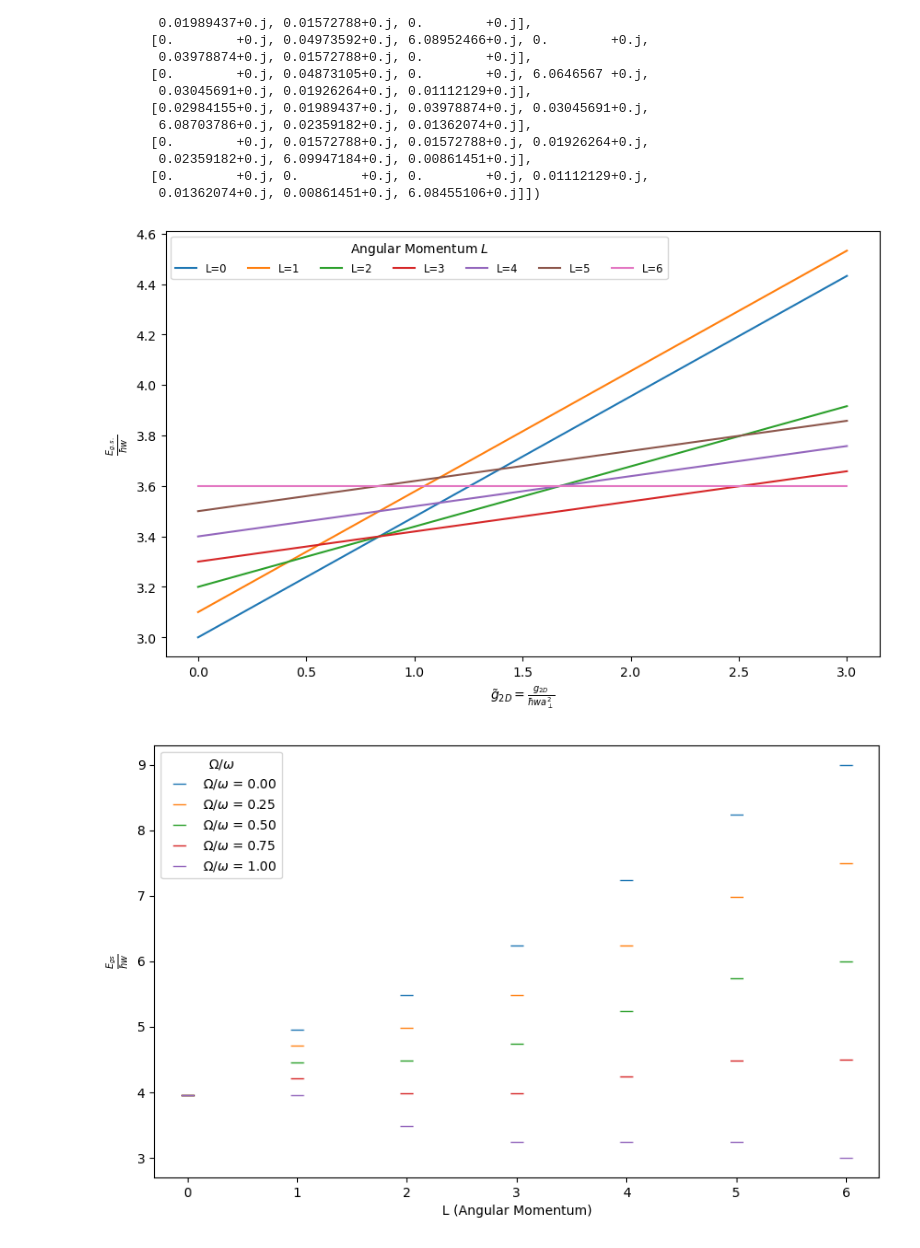
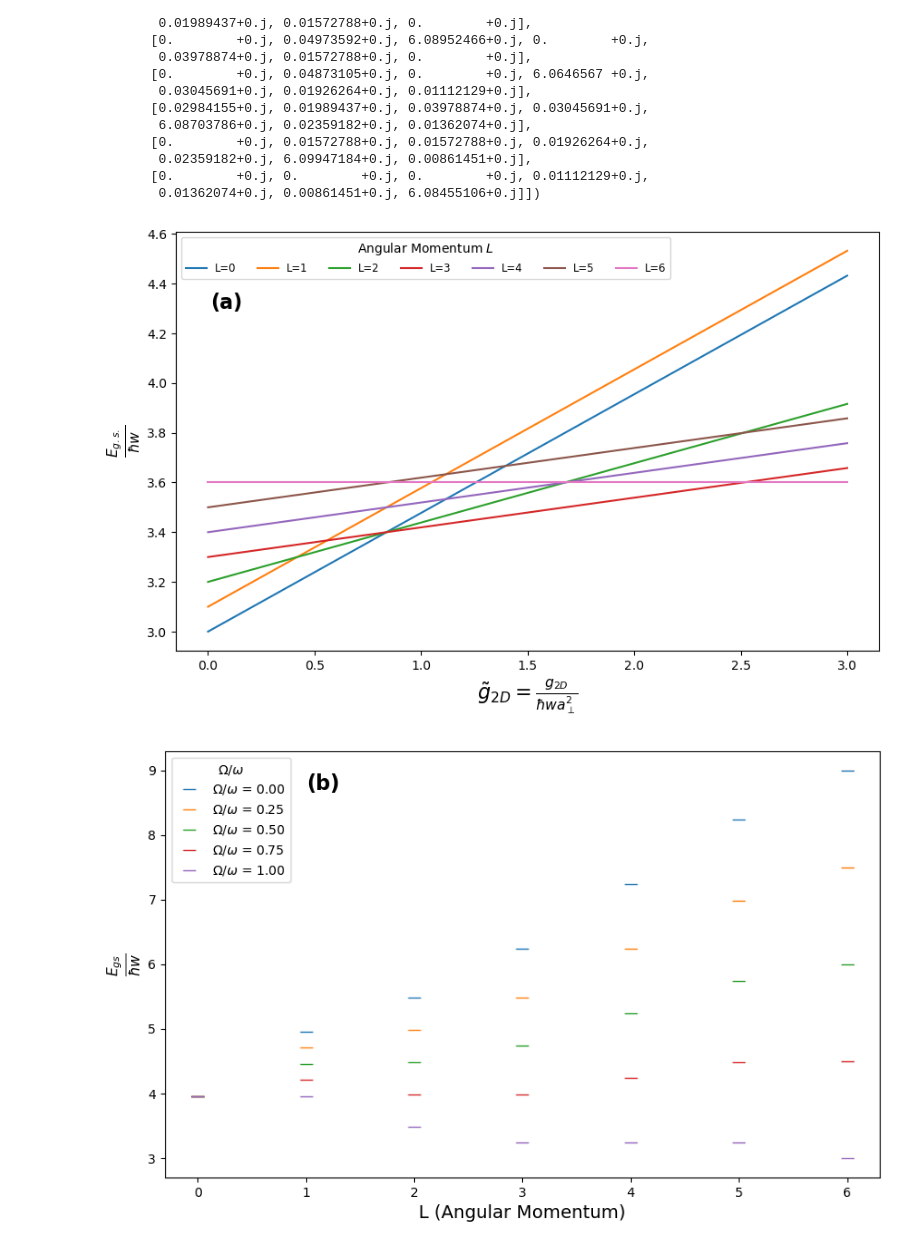
Before and after one commit to 6uillem/QSimulators, a Jupyter notebook: QSimul.ipynb, the cells around one changed output. Saved outputs shown, nothing was run; the diff lists cells and outputs as text; code cells hidden in the pictures.

```diff
--- a/QSimul.ipynb
+++ b/QSimul.ipynb
@@ -79,7 +81,7 @@ def integral(k : int, l: int, p: int, q: int) -> float:
 # %%
 #Function to built the full Hamiltonian matrix
 
-def Hamiltonian (N: int, L : int, g_2D: float) -> np.ndarray:
+def Hamiltonian (N: int, L : int, g_2D: float, adim_freq: float = 0.5) -> np.ndarray:
     ''' Function that builts the full hamiltonian
 
     Args:
@@ -154,36 +156,37 @@ array([[6.08952466+0.j, 0.0596831 +0.j, 0.        +0.j, 0.        +0.j,
 # %%
 ## Plots of the ground state energy for different g (adimensional)
 N = 3
 L_max = 6
 adim_freq = 0.9
 g_2D_values = np.linspace(0, 3, 100)
 
 # Initilize list to store the g.s. energy for every L and g_2D
 ground_state_energies = {L: [] for L in range(L_max + 1)}
 
 #Eigenvalues calculation
 for L in range(0, L_max + 1):
     for g_2D in g_2D_values:
         H = Hamiltonian(N, L, g_2D)
         eigenvalues, _ = np.linalg.eigh(H)
         ground_state_energies[L].append(np.min(eigenvalues))
 
 # Plot
 plt.figure(figsize=(10, 6))
 
 for L, ground_state in ground_state_energies.items():
     plt.plot(g_2D_values, ground_state, label=f"L={L}")
 
-plt.xlabel(r'$\tilde{g}_{2D} = \frac{g_{2D}}{\hbar w a_{\perp}^2}$')
-plt.ylabel(r'$\frac{E_{g.s.}}{\hbar w}$')
+plt.xlabel(r'$\tilde{g}_{2D} = \frac{g_{2D}}{\hbar w a_{\perp}^2}$', fontsize = "16")
+plt.ylabel(r'$\frac{E_{g.s.}}{\hbar w}$', fontsize = 16)
+plt.text(0.01, 4.3, '(a)', fontsize=16, fontweight='bold')
 plt.legend(
     title="Angular Momentum $L$",
     loc='upper left',
     ncol=L_max + 1,
     fontsize='small')
 plt.show()
 # %% [output]
-[figure, old version]
+[figure, new version]
 # %%
 # Plot of the ground state energy in every L sector changing the ratio Ω/w
 N = 3
@@ -208,13 +211,14 @@ for adim_freq, energies in ground_state_energies.items():
 
 
 
-plt.xlabel('L (Angular Momentum)')
-plt.ylabel(r'$\frac{E_{gs}}{\hbar w}$')
+plt.xlabel('L (Angular Momentum)', fontsize = 14)
+plt.ylabel(r'$\frac{E_{gs}}{\hbar w}$', fontsize = 16)
+plt.text(1, 8.7, '(b)', fontsize=16, fontweight='bold')
 plt.xticks(L_values)  # Ensure discrete ticks for L
 plt.legend(title='$\Omega/\omega$')
 plt.show()
 # %% [output]
-[figure, old version]
+[figure, new version]
 # %%
 #%% Eigenvalues and eigenvectors of the Hamiltonian for L = 0 to L = 6 for some parameters conditions to calculate the densities
 N = 3
```
Also changed, not shown: parts of 14 cells of this notebook.
